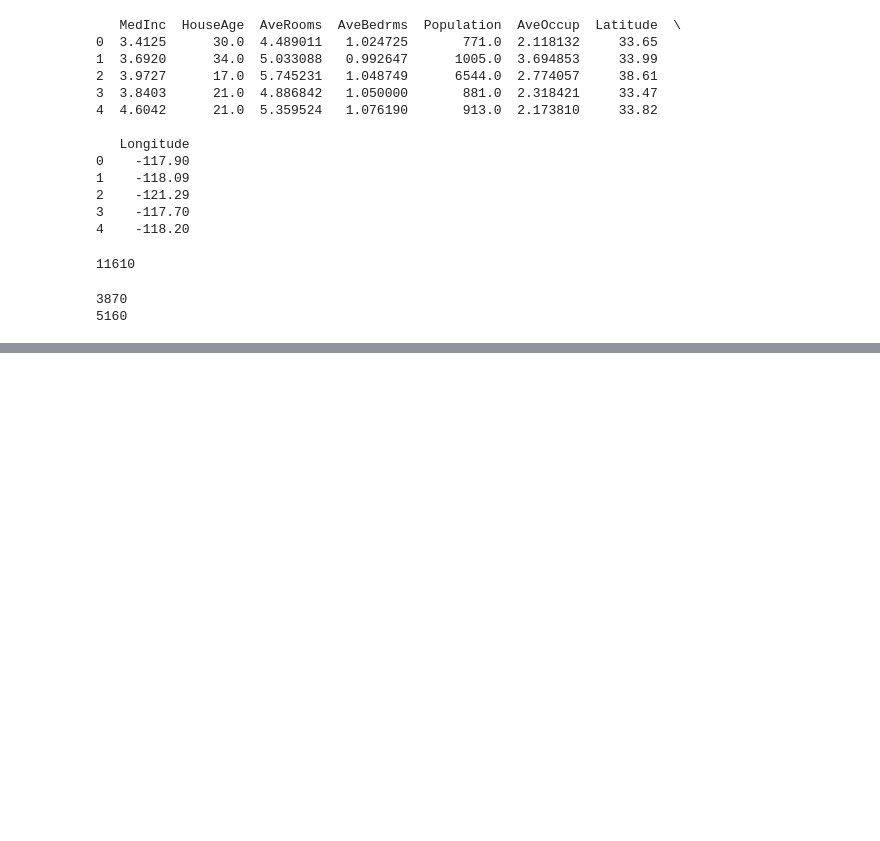
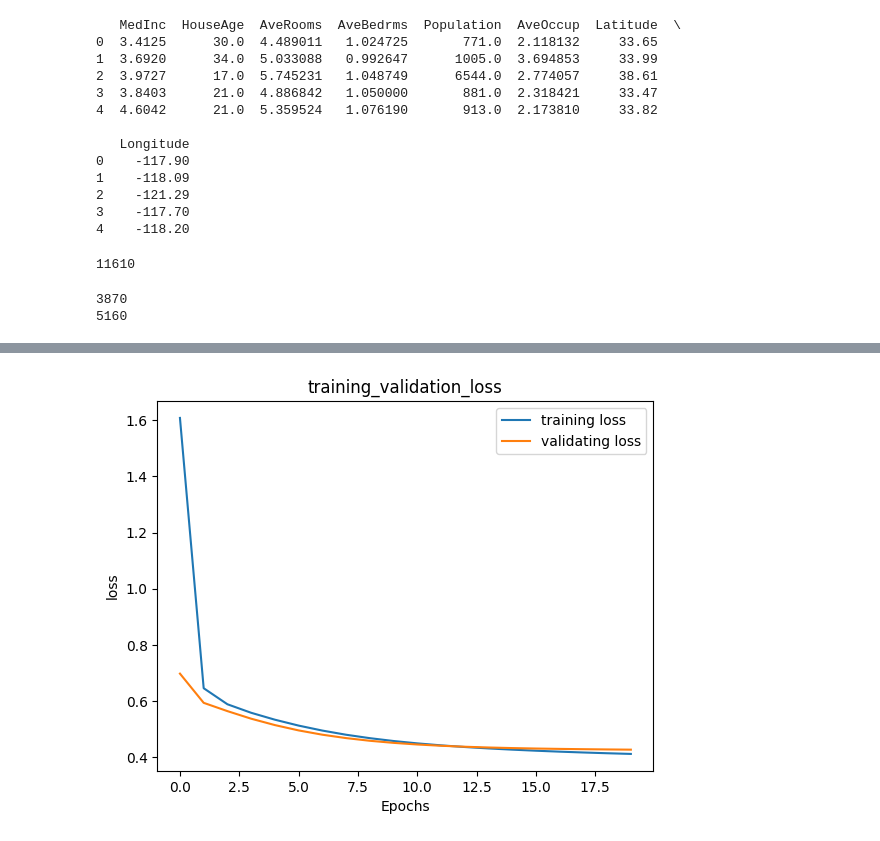
Before and after one commit to Anutosh798/LLM_by_Anutosh, a Jupyter notebook: NN_project_2.ipynb, the cells around one changed output, grey strips where cells are left out. Drawn from its saved outputs; the diff is of its cells as text; code cells hidden in the pictures; blank space fills up the shorter version.

```diff
--- a/NN_project_2.ipynb
+++ b/NN_project_2.ipynb
@@ -130,0 +243,6 @@ print(len(x_test))
+# %%
+model=Sequential()
+model.add(Dense(30,activation="relu",input_shape=X_train.shape[1:]))
+
+model.add(Dense(1))
+model.summary()
@@ -130,0 +261,9 @@ print(len(x_test))
+# %%
+model.compile(
+    loss="mean_squared_error",
+    optimizer=keras.optimizers.SGD(learning_rate=1e-3)
+
+
+)
+
+history=model.fit(X_train,y_train,epochs=20,validation_data=(X_valid,y_valid))
@@ -130,0 +288,10 @@ print(len(x_test))
+# %%
+plt.plot(history.history['loss'],label="training loss")
+plt.plot(history.history['val_loss'],label="validating loss")
+plt.legend()
+plt.xlabel("Epochs")
+plt.ylabel("loss")
+plt.title("training_validation_loss")
+plt.show()
+# %% [output]
+[figure, added]
```
Also changed, not shown: parts of 20 cells of this notebook.
